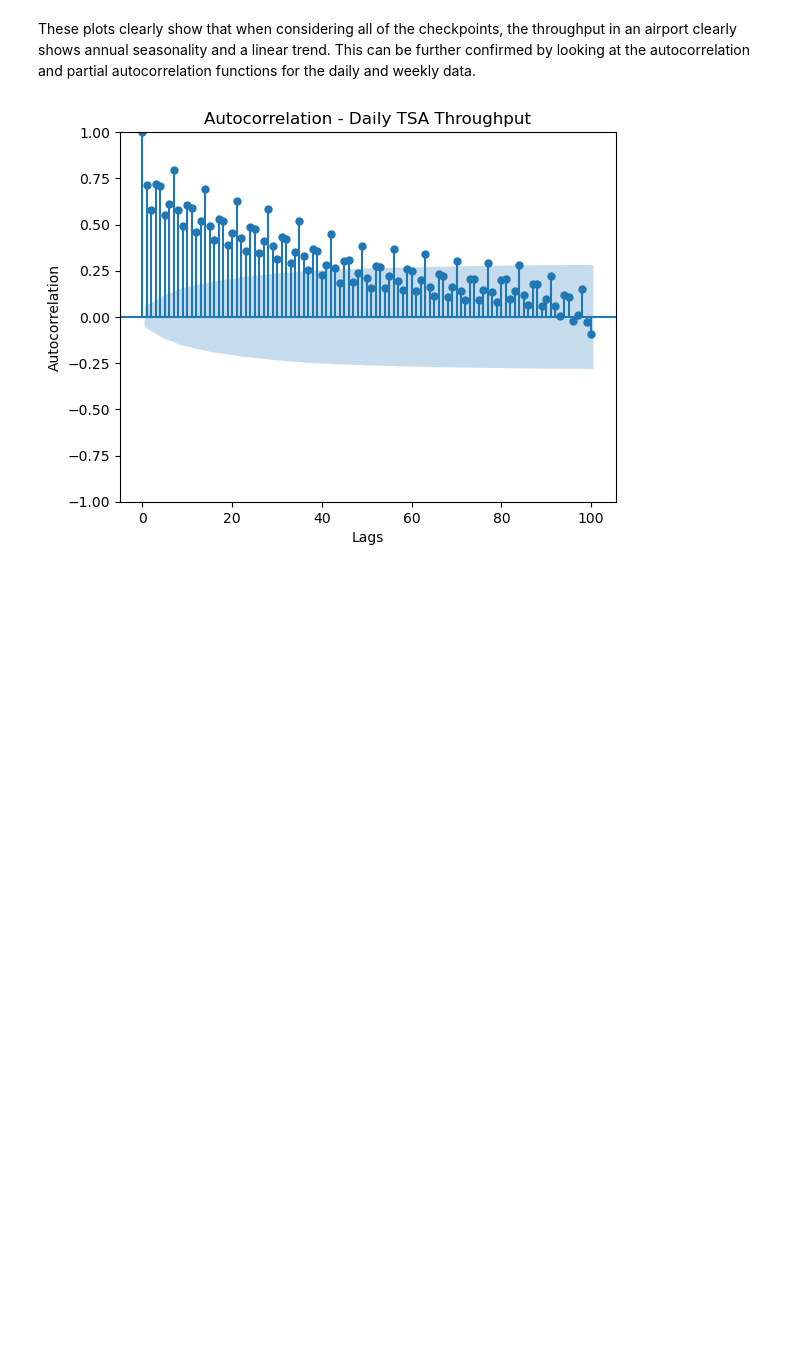
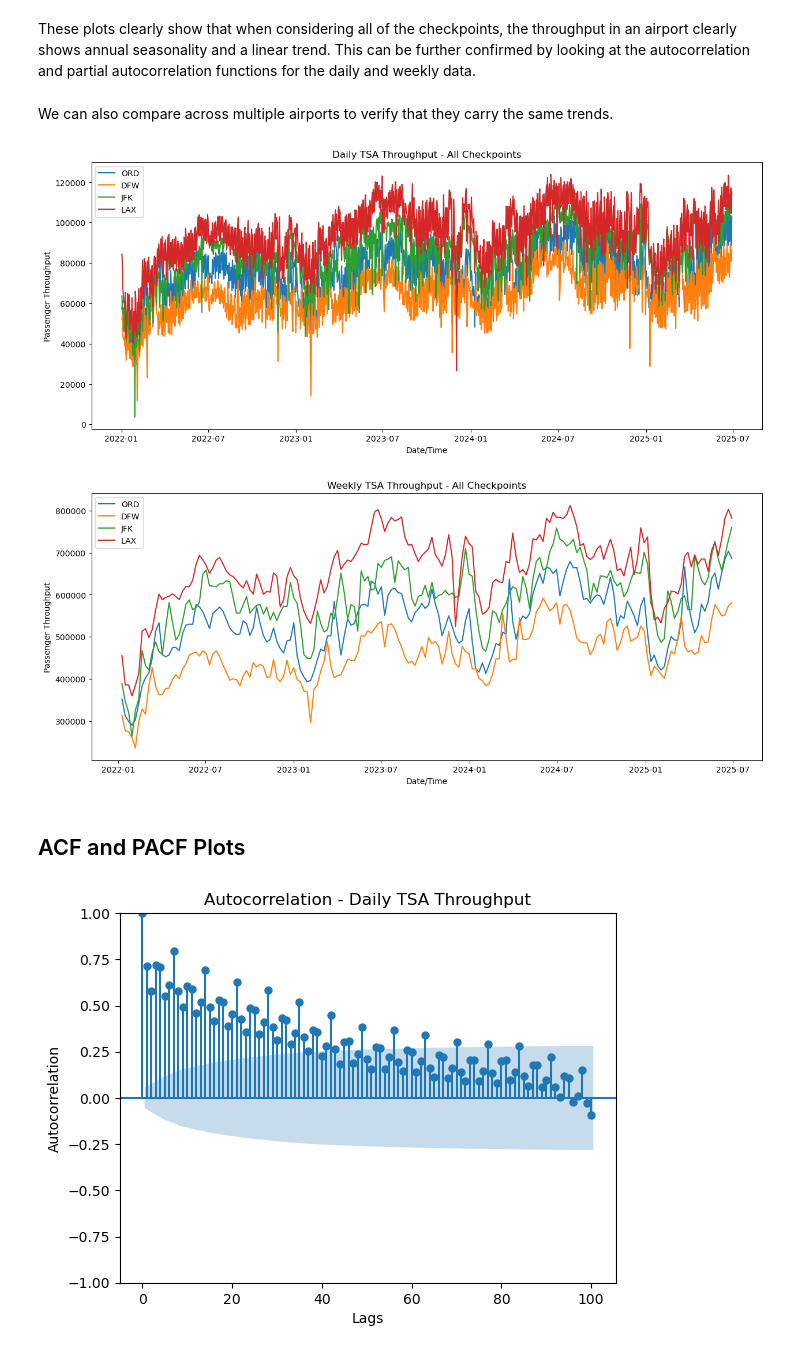
Before and after one commit to Erdos-Projects/spring-2026-busy-airports, a Jupyter notebook: busy_airports.ipynb, the cells around one changed output. Cells and saved outputs as stored; diff of their text form; code cells hidden in the pictures; blank space fills up the shorter version.

```diff
--- a/busy_airports.ipynb
+++ b/busy_airports.ipynb
@@ -99,6 +101,16 @@ plot_airport_data(tsa_data, airport='ORD', frequency='W')
 [figure]
 # %% [markdown]
 These plots clearly show that when considering all of the checkpoints, the throughput in an airport clearly shows annual seasonality and a linear trend. This can be further confirmed by looking at the autocorrelation and partial autocorrelation functions for the daily and weekly data.
+# %% [markdown]
+We can also compare across multiple airports to verify that they carry the same trends.
+# %%
+plot_airport_data(tsa_data, airport=['ORD','DFW','JFK','LAX'], frequency='D')
+plot_airport_data(tsa_data, airport=['ORD','DFW','JFK','LAX'], frequency='W')
+# %% [output]
+[figure, added]
+[figure, added]
+# %% [markdown]
+## ACF and PACF Plots
 # %%
 from statsmodels.graphics.tsaplots import plot_acf, plot_pacf
 # %%
```
Also changed, not shown: parts of 12 cells of this notebook.
